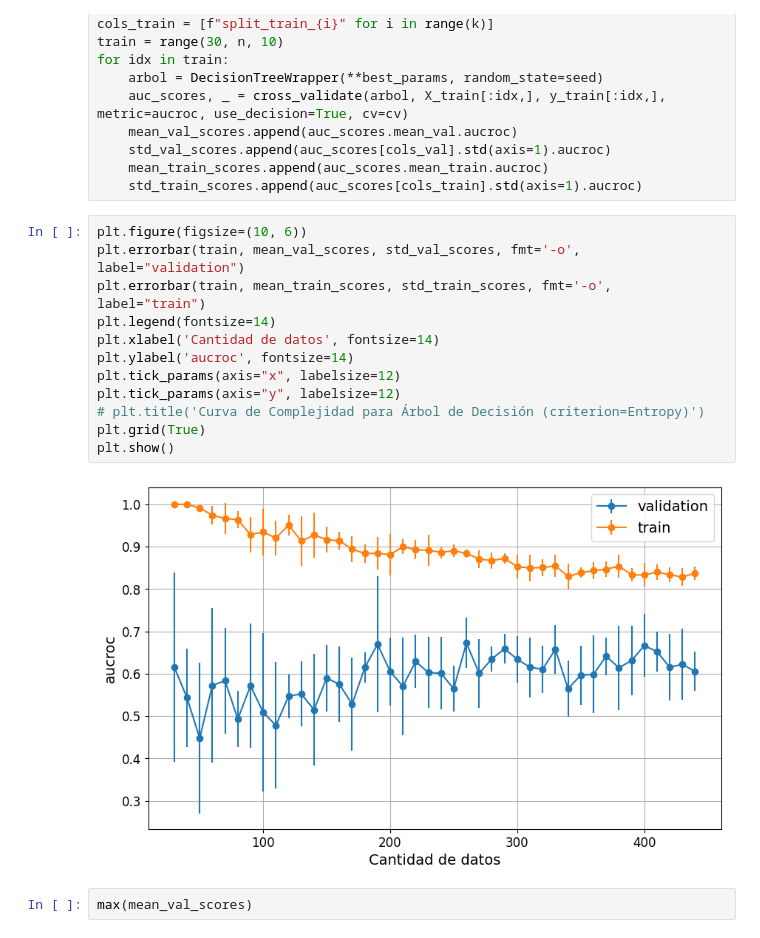
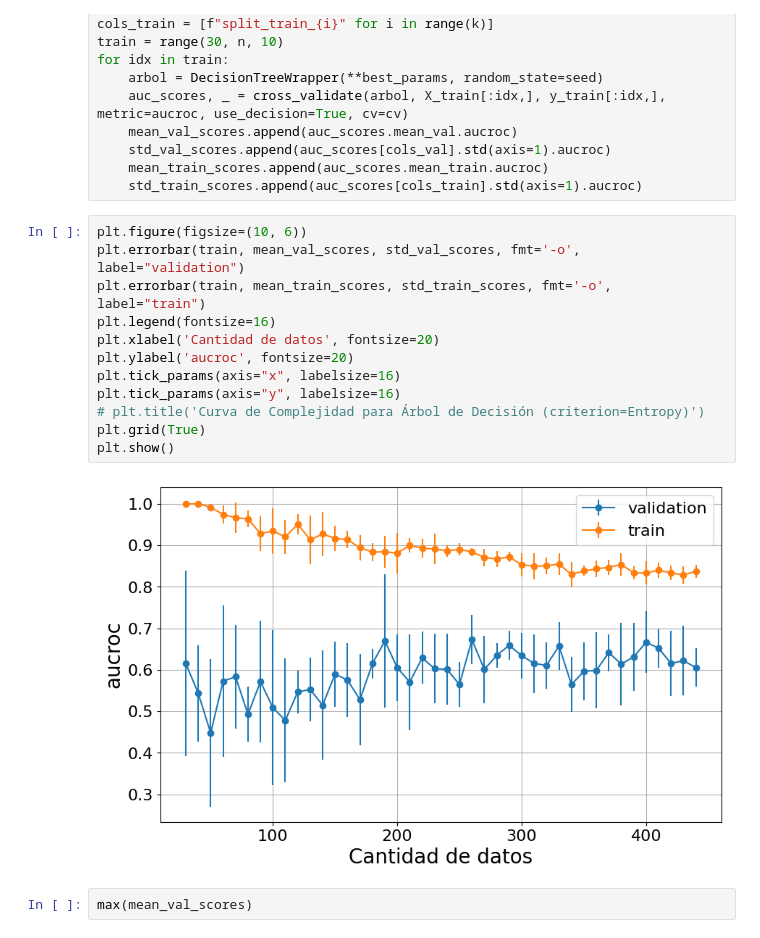
Before and after one commit to fedeaar/aa-tp01, a Jupyter notebook: experimentacion/ej4_2_arbol.ipynb, the cells around one changed output. Drawn from its saved outputs; the diff is of its cells as text.

```diff
--- a/experimentacion/ej4_2_arbol.ipynb
+++ b/experimentacion/ej4_2_arbol.ipynb
@@ -31,17 +31,17 @@ for idx in train:
 # %%
 plt.figure(figsize=(10, 6))
 plt.errorbar(train, mean_val_scores, std_val_scores, fmt='-o', label="validation")
 plt.errorbar(train, mean_train_scores, std_train_scores, fmt='-o', label="train")
-plt.legend(fontsize=14)
-plt.xlabel('Cantidad de datos', fontsize=14)
-plt.ylabel('aucroc', fontsize=14)
-plt.tick_params(axis="x", labelsize=12)
-plt.tick_params(axis="y", labelsize=12)
+plt.legend(fontsize=16)
+plt.xlabel('Cantidad de datos', fontsize=20)
+plt.ylabel('aucroc', fontsize=20)
+plt.tick_params(axis="x", labelsize=16)
+plt.tick_params(axis="y", labelsize=16)
 # plt.title('Curva de Complejidad para Árbol de Decisión (criterion=Entropy)')
 plt.grid(True)
 plt.show()
 # %% [output]
-[figure, old version]
+[figure, new version]
 # %%
 max(mean_val_scores)
 # %% [output]
```
Also changed, not shown: 5 other files.
